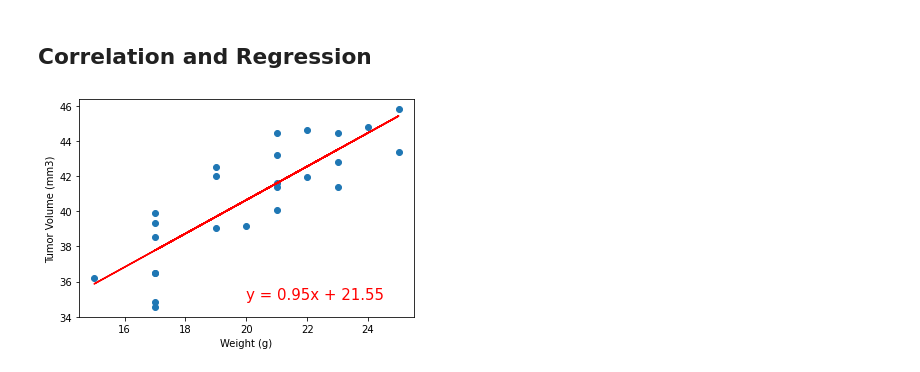
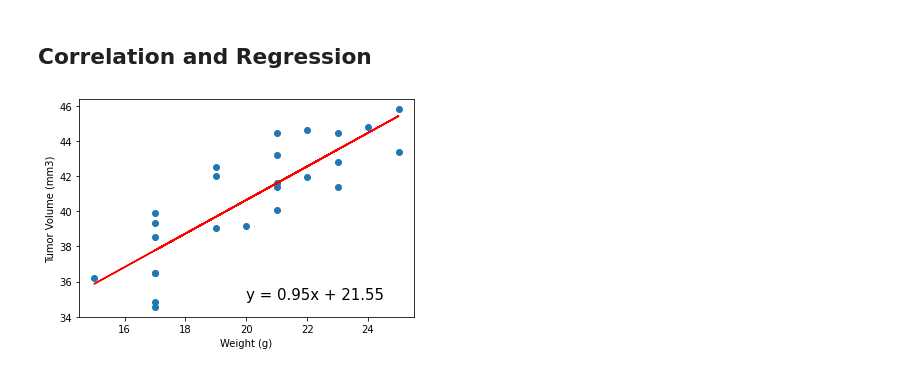
Before and after one commit to rdwang34/matplotlib-challenge, a Jupyter notebook: Pymaceuticals/pymaceuticals_starter.ipynb, the cells around one changed output. Saved outputs shown, nothing was run; the diff lists cells and outputs as text; code cells hidden in the pictures.

```diff
--- a/Pymaceuticals/pymaceuticals_starter.ipynb
+++ b/Pymaceuticals/pymaceuticals_starter.ipynb
@@ -273,17 +273,17 @@ plt.show()
 # %%
 # Calculate the correlation coefficient and linear regression model
 # for mouse weight and average tumor volume for the Capomulin regimen
 x = capomulin_average["Weight (g)"]
 y = capomulin_average["Tumor Volume (mm3)"]
 corr=round(st.pearsonr(x,y)[0],2)
 (slope, intercept, rvalue, pvalue, stderr) = st.linregress(x, y)
 regress_values = x * slope + intercept
 line_eq = "y = " + str(round(slope,2)) + "x + " + str(round(intercept,2))
 plt.scatter(x,y)
 plt.plot(x,regress_values,"r-")
-plt.annotate(line_eq,(20,35),fontsize=15,color="red")
+plt.annotate(line_eq,(20,35),fontsize=15,color="black")
 plt.xlabel("Weight (g)")
 plt.ylabel("Tumor Volume (mm3)")
 plt.show()
 # %% [output]
-[figure, old version]
+[figure, new version]
```
